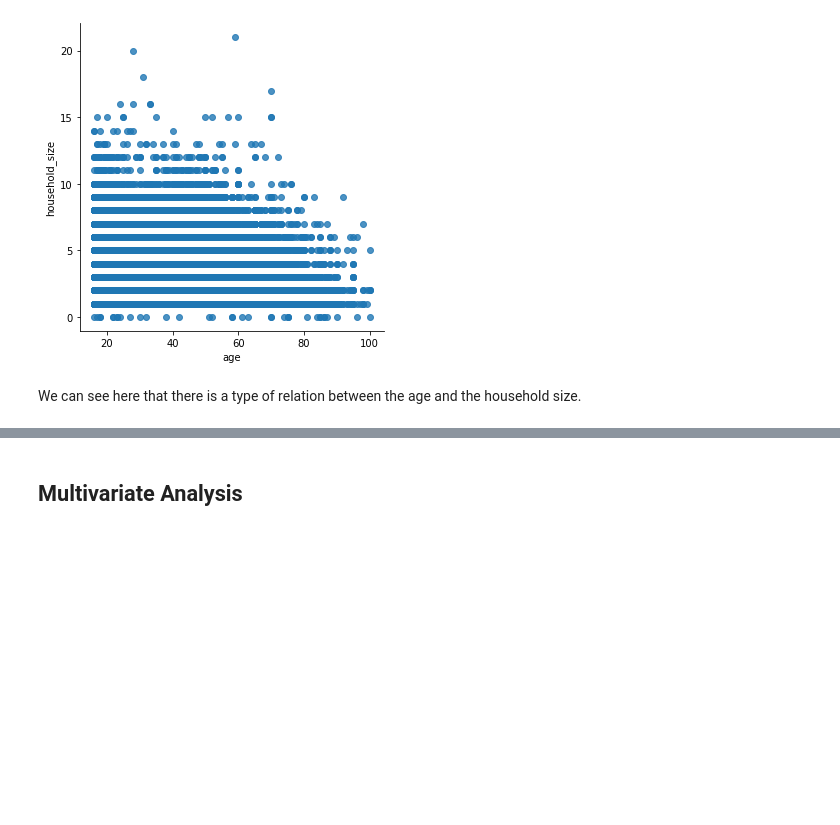
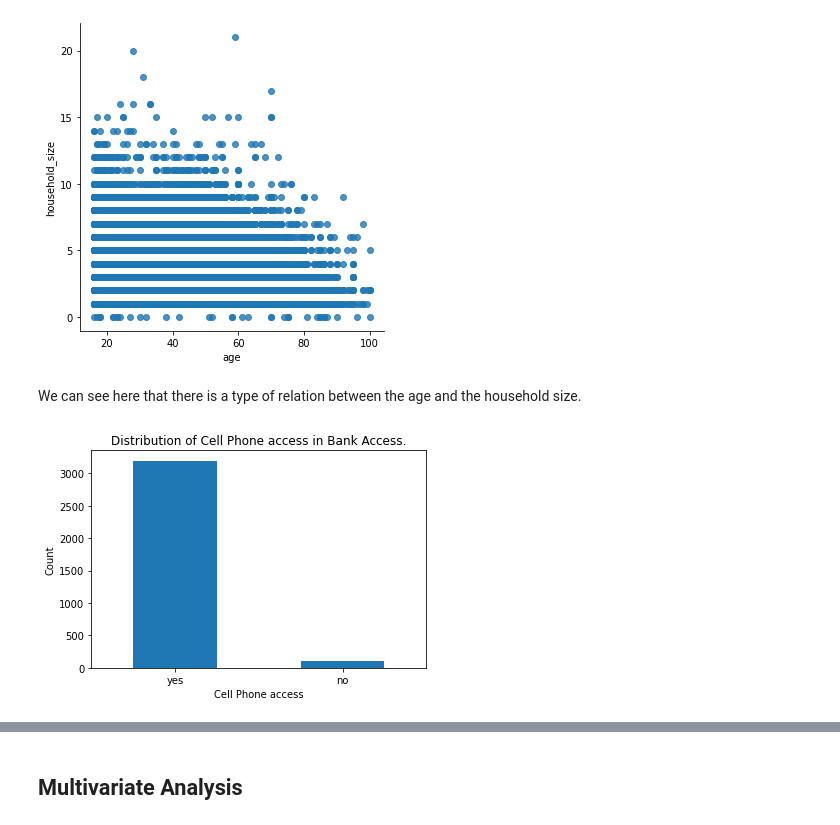
Before and after one commit to Mumo-vicky/Financial-Inclusion-in-Eastern-Africa, a Jupyter notebook: Financial_Inclusion_in_Eastern_Africa.ipynb, the cells around one changed output, grey strips where cells are left out. Cells and saved outputs as stored; diff of their text form; code cells hidden in the pictures; blank space fills up the shorter version.

```diff
--- a/Financial_Inclusion_in_Eastern_Africa.ipynb
+++ b/Financial_Inclusion_in_Eastern_Africa.ipynb
@@ -366,3 +336,11 @@ plt.show()
 [figure]
 # %% [markdown]
 We can see here that there is a type of relation between the age and the household size.
+# %%
+financial_yes_bank['cellphone_access'].value_counts().plot.bar(title='Distribution of Cell Phone access in Bank Access.')
+plt.xlabel('Cell Phone access')
+plt.ylabel('Count')
+plt.xticks(rotation = 0)
+plt.show()
+# %% [output]
+[figure, added]
```
Also changed, not shown: parts of 16 cells of this notebook.
